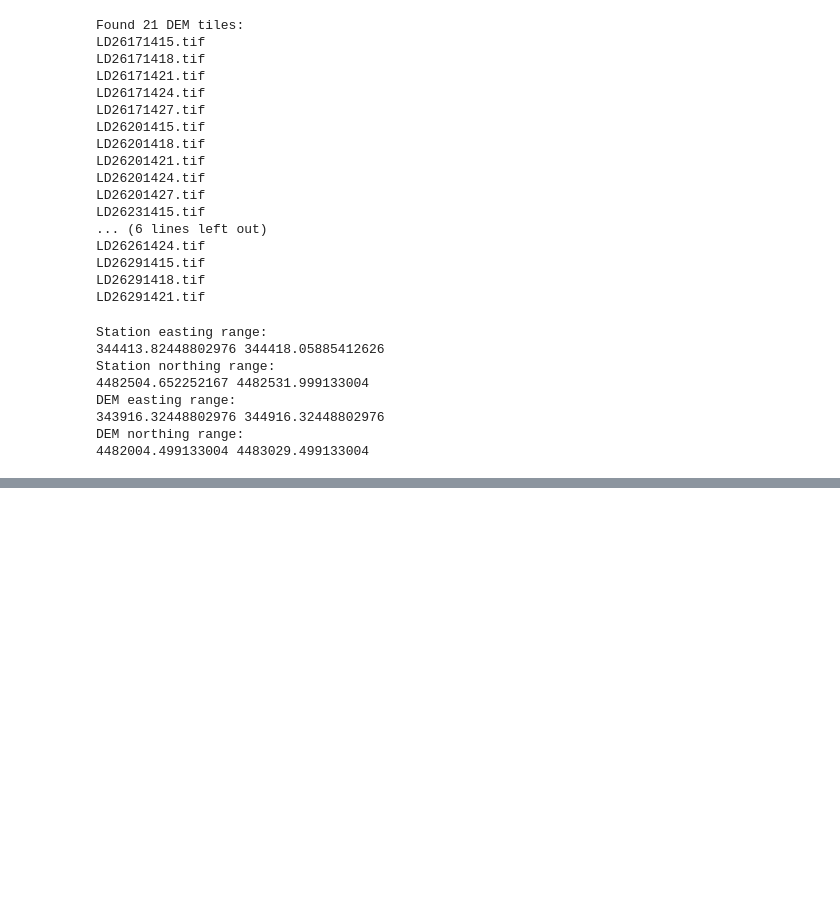
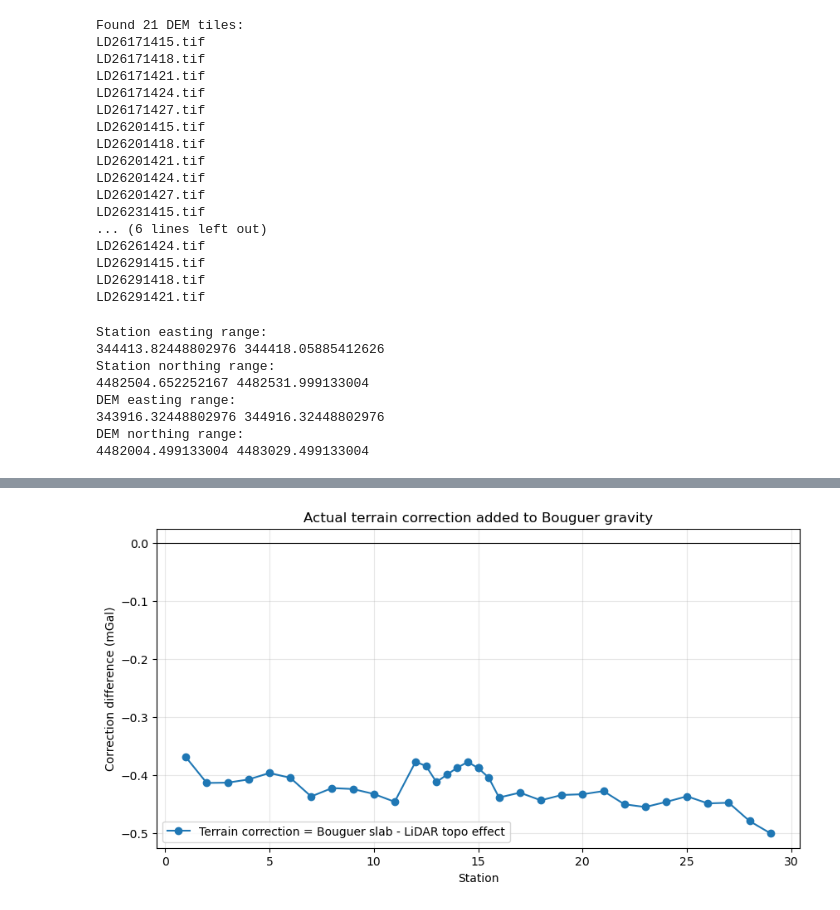
Before and after one commit to tessamurphy16/Geophysical-Characterization-of-the-Historic-Onyx-Mine-in-Steamboat-Springs-CO.-, a Jupyter notebook: notebooks/WORKING ipynb files/Gravity_LiDAR_Terrain_Corrections.ipynb, the cells around one changed output, grey strips where cells are left out. Cells and saved outputs as stored; diff of their text form; code cells hidden in the pictures; blank space fills up the shorter version.

```diff
--- a/notebooks/WORKING ipynb files/Gravity_LiDAR_Terrain_Corrections.ipynb
+++ b/notebooks/WORKING ipynb files/Gravity_LiDAR_Terrain_Corrections.ipynb
@@ -345,3 +343,23 @@ def remove_elevation_trend(out):
     return df
 # %%
 out_elev_removed = remove_elevation_trend(out)
+# %%
+def plot_actual_terrain_difference(out):
+    df = out.copy()
+    x = df["station"]
+
+    diff = df["bouguer_correction_mgal"] - df["harmonica_topography_effect_mgal"]
+
+    plt.figure(figsize=(10, 5))
+    plt.plot(x, diff, "o-", label="Terrain correction = Bouguer slab - LiDAR topo effect")
+    plt.axhline(0, color="k", linewidth=0.8)
+    plt.xlabel("Station")
+    plt.ylabel("Correction difference (mGal)")
+    plt.title("Actual terrain correction added to Bouguer gravity")
+    plt.grid(True, alpha=0.3)
+    plt.legend()
+    plt.show()
+
+plot_actual_terrain_difference(out)
+# %% [output]
+[figure, added]
```
Also changed, not shown: parts of 17 cells of this notebook, 2 other files.
